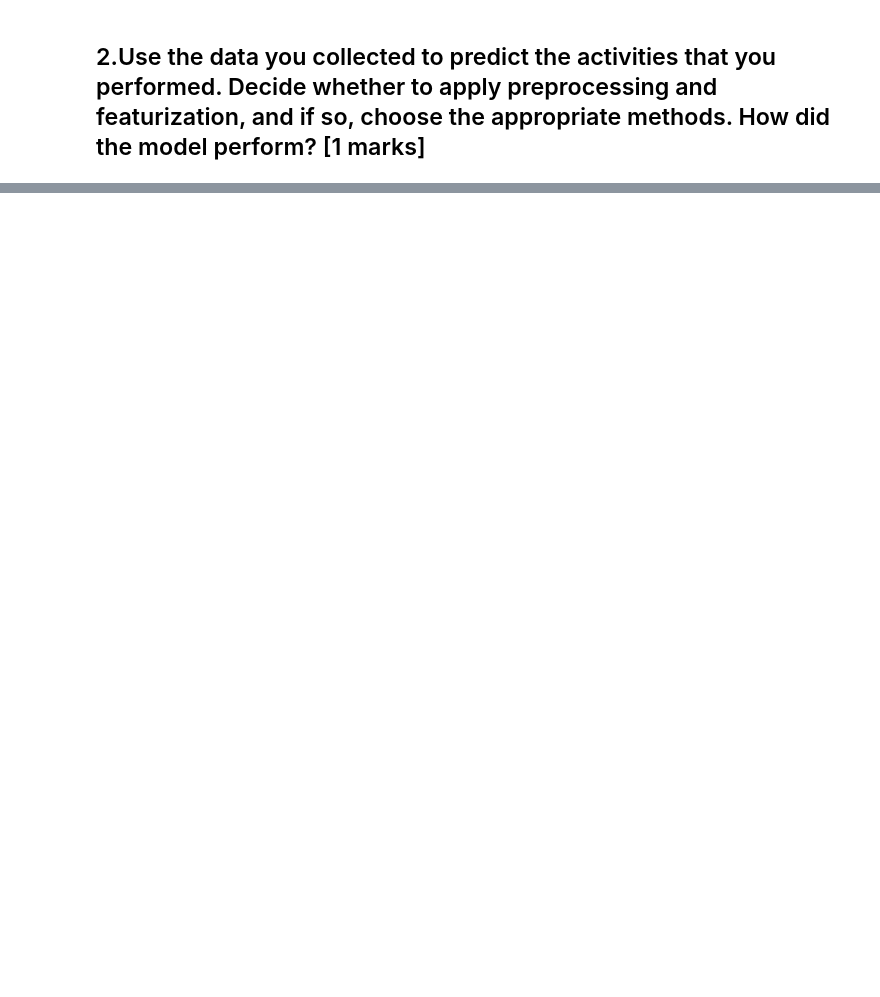
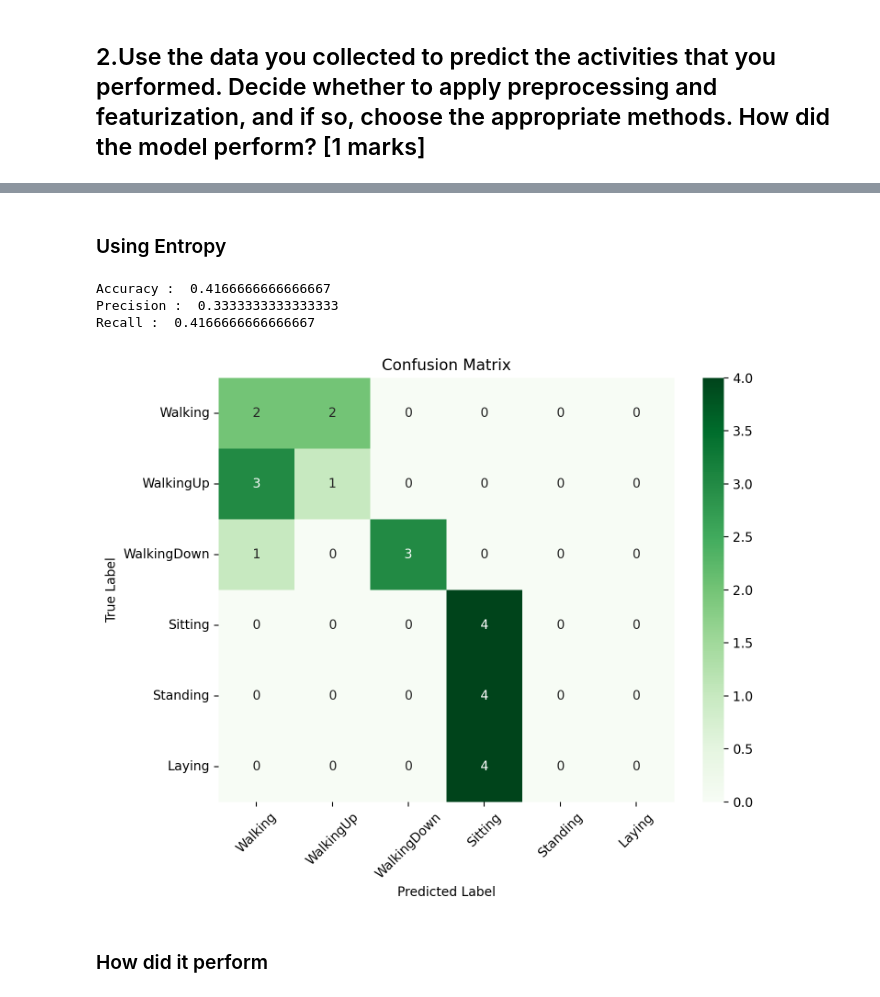
Before and after one commit to nupoor-ka/es_335_ml_har, a Jupyter notebook: Task_4.ipynb, the cells around one changed output, grey strips where cells are left out. Cells and saved outputs as stored; diff of their text form; code cells hidden in the pictures; blank space fills up the shorter version.

```diff
--- a/Task_4.ipynb
+++ b/Task_4.ipynb
@@ -131,0 +205,26 @@ The accuracy achieved on the decision tree through raw acceleration data is abou
+# %% [markdown]
+### Using Entropy
+# %%
+dt2_e=joblib.load('/Users/pranavthakkar/Documents/GitHub/es335-24-fall-assignment-1/t2_dt2_e.pkl')
+y_hat=dt2_e.predict(My_x_tsfel_s)
+a=skl.metrics.accuracy_score(y_test3,y_hat)
+print("Accuracy : ",a)
+p=skl.metrics.precision_score(y_test3,y_hat,average='macro',zero_division=0)
+print("Precision : ",p)
+r=skl.metrics.recall_score(y_test3,y_hat,average='macro')
+print("Recall : ",r)
+cm=skl.metrics.confusion_matrix(y_test3,y_hat)
+plt.figure(figsize=(8, 6))
+sns.heatmap(cm, annot=True, fmt='d', cmap='Greens', xticklabels=activities, yticklabels=activities)
+plt.xticks(rotation=45)
+plt.xlabel('Predicted Label')
+plt.ylabel('True Label')
+plt.title('Confusion Matrix')
+plt.show()
+# %% [output]
+Accuracy :  0.4166666666666667
+Precision :  0.3333333333333333
+Recall :  0.4166666666666667
+[figure, added]
+# %% [markdown]
+### How did it perform
```
Also changed, not shown: parts of 18 cells of this notebook.
